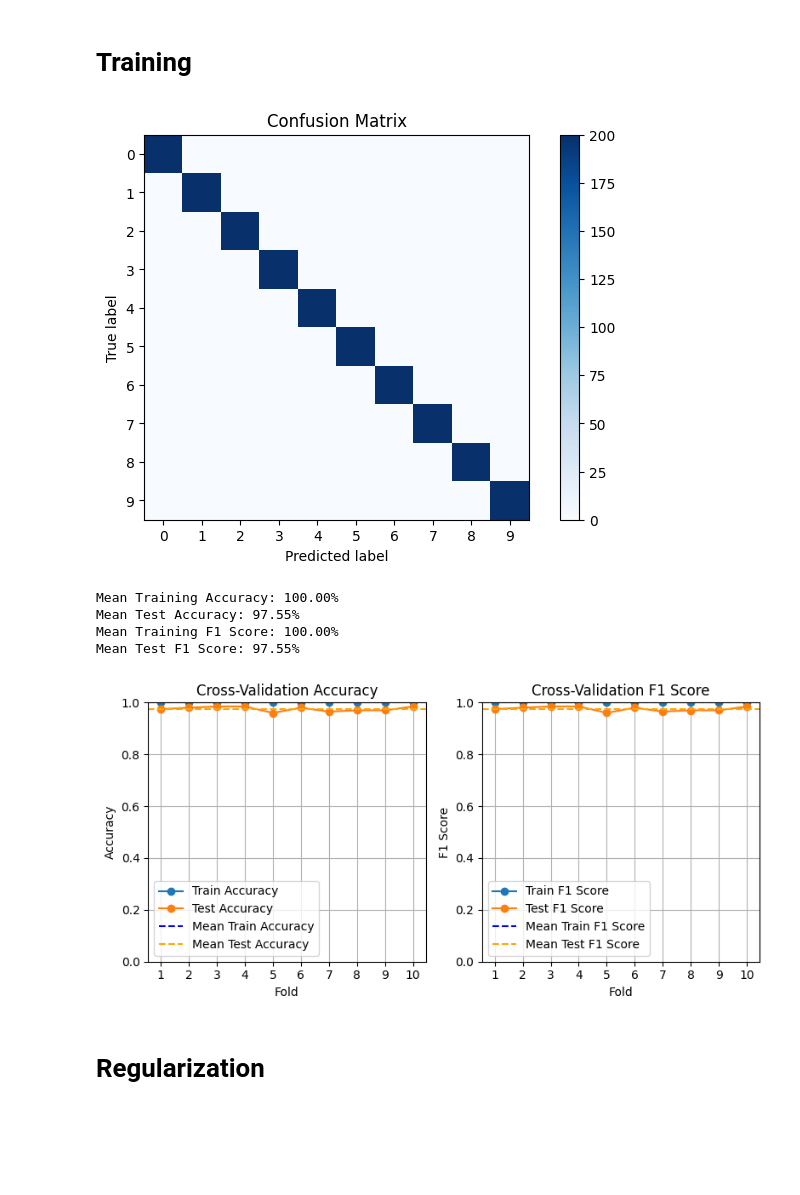
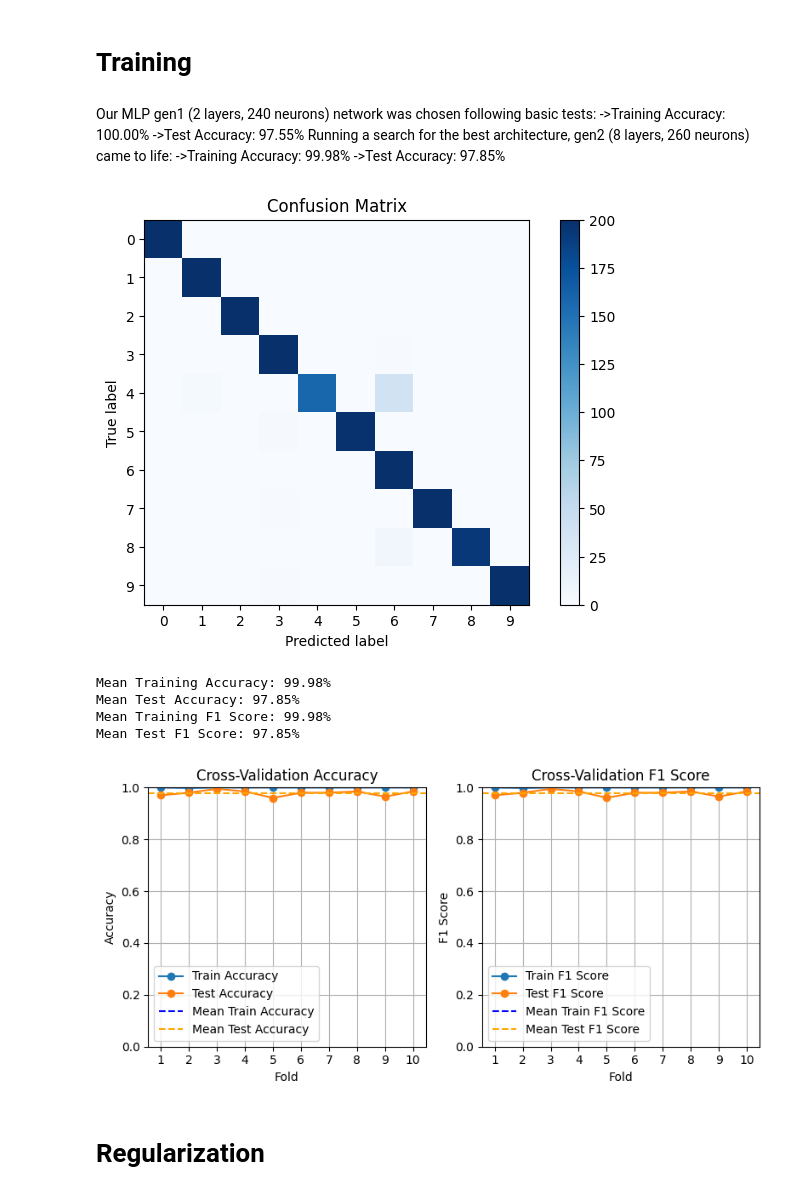
Before and after one commit to Dauboau/Digits_NN, a Jupyter notebook: Digits_NN.ipynb, the cells around one changed output. Drawn from its saved outputs; the diff is of its cells as text; code cells hidden in the pictures; blank space fills up the shorter version.

```diff
--- a/Digits_NN.ipynb
+++ b/Digits_NN.ipynb
@@ -63,36 +63,43 @@ array([[0.        , 0.5       , 0.66666667, ..., 0.        , 0.        ,
         0.        ]])
 # %% [markdown]
 # Training
+# %% [markdown]
+Our MLP gen1 (2 layers, 240 neurons) network was chosen following basic tests:
+->Training Accuracy: 100.00%
+->Test Accuracy: 97.55%
+Running a search for the best architecture, gen2 (8 layers, 260 neurons) came to life:
+->Training Accuracy: 99.98%
+->Test Accuracy: 97.85%
 # %%
 # Initialize the neural network regressor [multilayer perceptron (MLP)]
-mlp = MLPClassifier(hidden_layer_sizes=(240,240), # Layers and Neurons (240,240) -> best performance
+mlp = MLPClassifier(hidden_layer_sizes=(260,260,260,260,260,260,260,260), # Layers and Neurons (240,240) -> best performance
                    activation='relu', # Activation function
                    solver='adam', # Optimization algorithm
                    max_iter=1000, # Max number of iterations
                    random_state=42,
                    warm_start=True,
                    verbose=False)
 
 # Fit the model to the training data
 mlp.fit(dataPreProcessed, dataLabels)
 
 # Making predictions on the test set
 predicted = mlp.predict(dataPreProcessed)
 
 # Display confusion matrix (Training Set)
 conf_matrix = confusion_matrix(dataLabels, predicted)
 plt.figure(figsize=(8, 5))
 plt.imshow(conf_matrix, interpolation='nearest', cmap=plt.cm.Blues)
 plt.title('Confusion Matrix')
 plt.colorbar()
 tick_marks = np.arange(10)
 plt.xticks(tick_marks, tick_marks)
 plt.yticks(tick_marks, tick_marks)
 plt.ylabel('True label')
 plt.xlabel('Predicted label')
 plt.show()
 # %% [output]
-[figure, old version]
+[figure, new version]
 # %%
 # Evaluate the performance
 cv_results = cross_validate(mlp, dataPreProcessed, dataLabels, cv=10, n_jobs=-1, return_train_score=True, scoring=['accuracy', 'f1_macro'])  # 10-fold cross-validation
@@ -141,11 +148,11 @@ plt.grid()
 plt.tight_layout()
 plt.show()
 # %% [output]
-Mean Training Accuracy: 100.00%
-Mean Test Accuracy: 97.55%
-Mean Training F1 Score: 100.00%
-Mean Test F1 Score: 97.55%
+Mean Training Accuracy: 99.98%
+Mean Test Accuracy: 97.85%
+Mean Training F1 Score: 99.98%
+Mean Test F1 Score: 97.85%
-[figure, old version]
+[figure, new version]
 # %% [markdown]
 # Regularization
 # %% [markdown]
```
